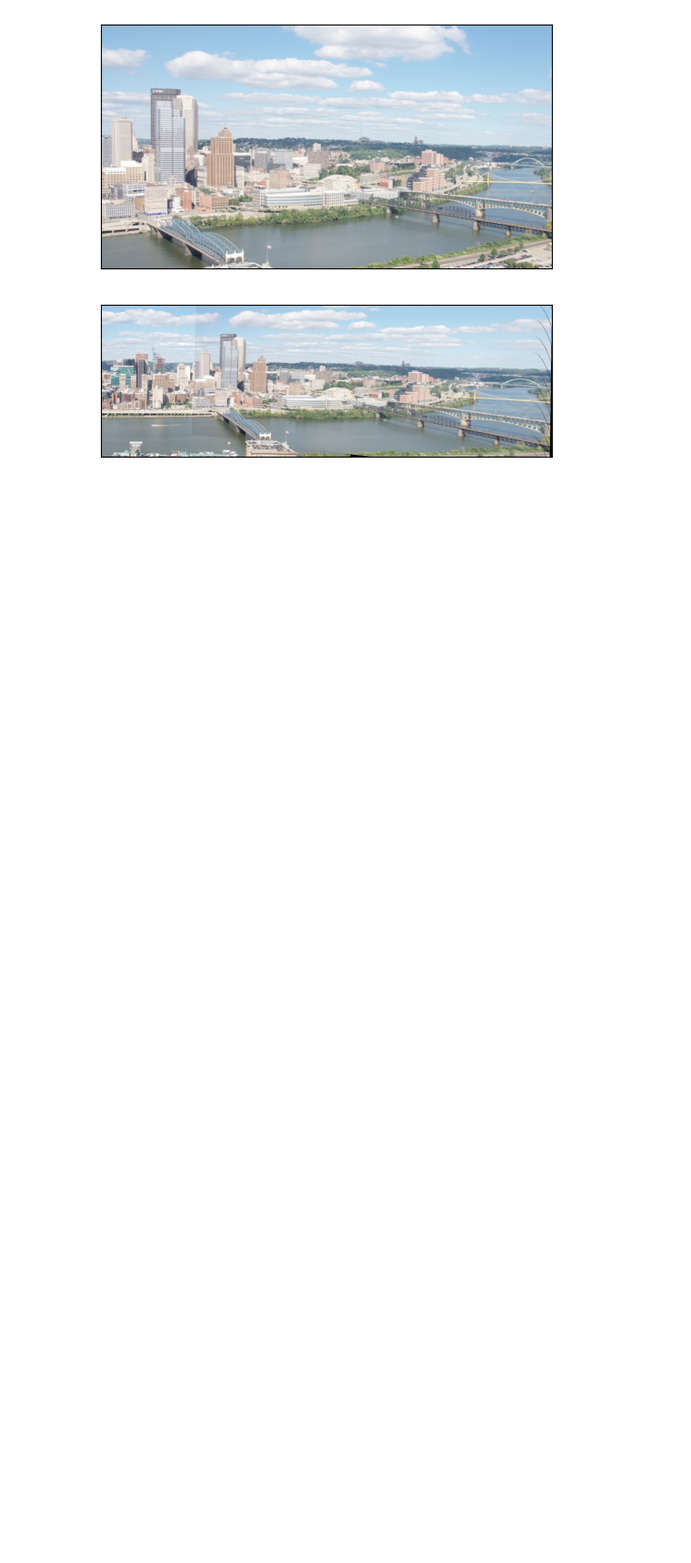
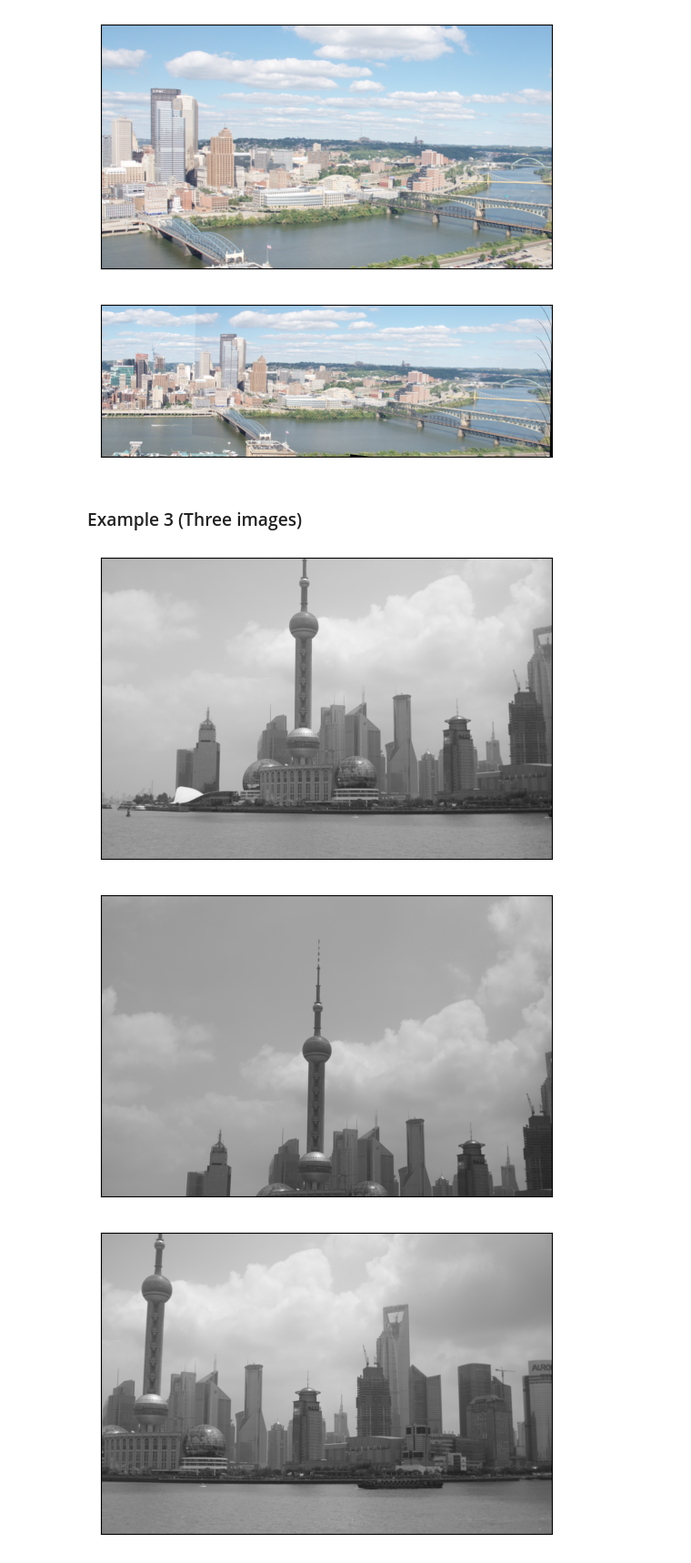
Before and after one commit to mohamed-zayton/Image-Warping-and-Homographies-Applications, a Jupyter notebook: Image Mosaics/image_mosaics.ipynb, the cells around one changed output. Shown at 91% size. Saved outputs shown, nothing was run; the diff lists cells and outputs as text; code cells hidden in the pictures; blank space fills up the shorter version.

Commit message:
Added example 3 in image_mosaics

```diff
--- a/Image Mosaics/image_mosaics.ipynb
+++ b/Image Mosaics/image_mosaics.ipynb
@@ -64,3 +64,17 @@ merged_img = merge_two_images(query_img, train_img)
 show_image(merged_img)
 # %% [output]
 [figure]
+# %% [markdown]
+### Example 3 (Three images)
+# %%
+img1 = cv2.imread('img\shanghai-21.png')
+img2 = cv2.imread('img\shanghai-22.png')
+img3 = cv2.imread('img\shanghai-23.png')
+# %%
+show_image(img1)
+show_image(img2)
+show_image(img3)
+# %% [output]
+[figure, added]
+[figure, added]
+[figure, added]
```
Also changed, not shown: parts of 1 cell of this notebook.
